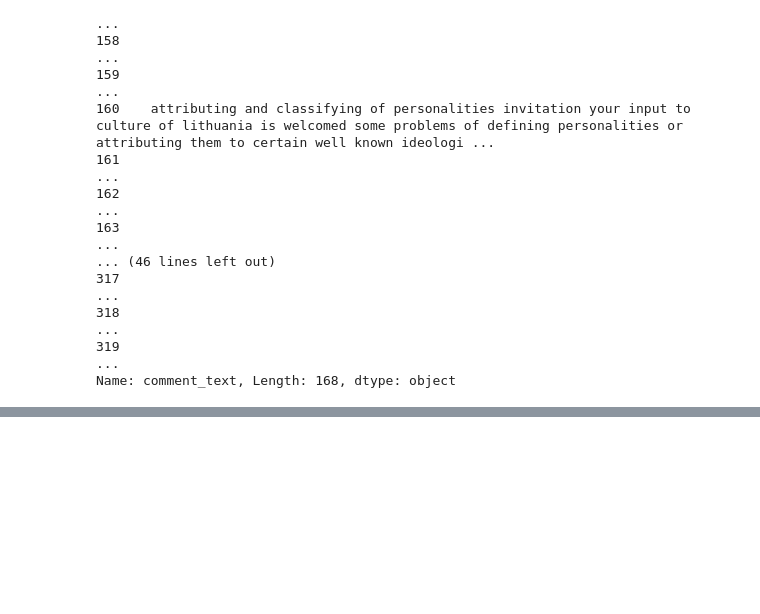
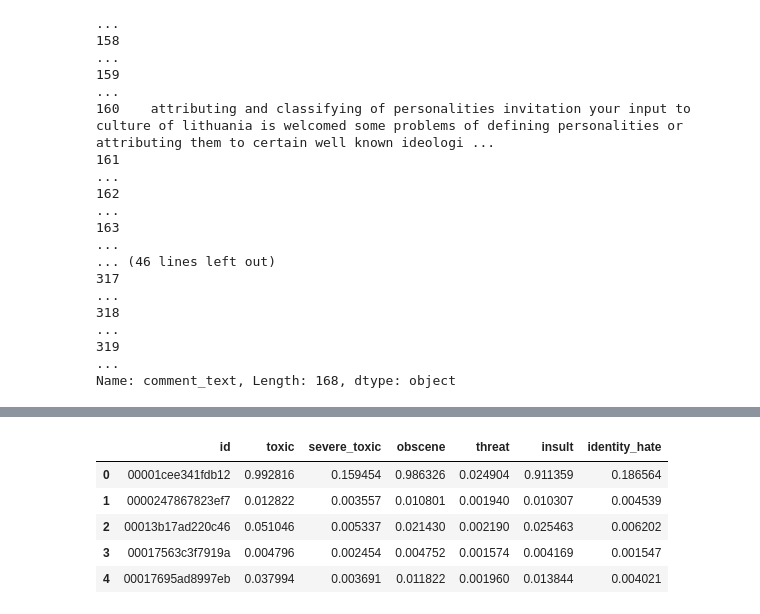
Before and after one commit to parthvadhadiya/toxic_comments, a Jupyter notebook: toxic_text_classification.ipynb, the cells around one changed output, grey strips where cells are left out. Drawn from its saved outputs; the diff is of its cells as text; code cells hidden in the pictures; blank space fills up the shorter version.

```diff
--- a/toxic_text_classification.ipynb
+++ b/toxic_text_classification.ipynb
@@ -160,3 +175,12 @@ trainDf["comment_text"][152:320]
 318                                                                                                                                                                                                      ...
 319                                                                                                                                                                                                      ...
 Name: comment_text, Length: 168, dtype: object
+# %%
+# train test split
+from sklearn.model_selection import train_test_split
+L = ['toxic', 'severe_toxic', 'obscene', 'threat', 'insult', 'identity_hate']
+train, test = train_test_split(trainDf, random_state=42, test_size=0.33, shuffle=True)
+X_train = train.comment_text
+X_test = test.comment_text
+print(X_train.shape)
+print(X_test.shape)
@@ -162,0 +190,5 @@ Name: comment_text, Length: 168, dtype: object
+# %%
+# reading testing data
+testingDF = pd.read_csv("jigsaw-toxic-comment-classification-challenge/test.csv")
+testingDF['comment_text'] = testingDF['comment_text'].map(lambda comments : clean_text(comments))
+testingDF.head()
@@ -162,0 +207,4 @@ Name: comment_text, Length: 168, dtype: object
+# %%
+submitDF = pd.read_csv("jigsaw-toxic-comment-classification-challenge/sample_submission.csv")
+submitDF = submitDF.drop(columns=['toxic','severe_toxic','obscene', 'threat', 'insult', 'identity_hate'])
+submitDF.head()
@@ -162,0 +218,21 @@ Name: comment_text, Length: 168, dtype: object
+# %%
+from sklearn.linear_model import LogisticRegression
+from sklearn.pipeline import Pipeline
+from sklearn.feature_extraction.text import TfidfVectorizer
+from nltk.corpus import stopwords
+from sklearn.metrics import accuracy_score
+from sklearn.multiclass import OneVsRestClassifier
+stop_words = set(stopwords.words('english'))
+
+pipeline = Pipeline([
+                ('tfidf', TfidfVectorizer(stop_words=stop_words)),
+                ('clf', OneVsRestClassifier(LogisticRegression(solver='sag'), n_jobs=1)),
+            ])
+x = {}
+for label in L:
+    print('... Processing {}'.format(label))
+    pipeline.fit(X_train, train[label])
+    prediction = pipeline.predict(X_test)
+    print("prediction", len(prediction))
+    print('Test accuracy is {}'.format(accuracy_score(test[label], prediction)))
+    x[label] = pipeline.predict_proba(testingDF['comment_text'])[:,1]
@@ -162,0 +258,13 @@ Name: comment_text, Length: 168, dtype: object
+# %%
+#  merge and prepare submition.csv
+subDF = pd.DataFrame(x)
+finalDF = pd.concat([submitDF, subDF],  axis=1, sort=False)
+finalDF.to_csv("sample_submission.csv")
+finalDF.head()
+# %% [output]
+|  | id | toxic | severe_toxic | obscene | threat | insult | identity_hate |
+| 0 | 00001cee341fdb12 | 0.992816 | 0.159454 | 0.986326 | 0.024904 | 0.911359 | 0.186564 |
+| 1 | 0000247867823ef7 | 0.012822 | 0.003557 | 0.010801 | 0.001940 | 0.010307 | 0.004539 |
+| 2 | 00013b17ad220c46 | 0.051046 | 0.005337 | 0.021430 | 0.002190 | 0.025463 | 0.006202 |
+| 3 | 00017563c3f7919a | 0.004796 | 0.002454 | 0.004752 | 0.001574 | 0.004169 | 0.001547 |
+| 4 | 00017695ad8997eb | 0.037994 | 0.003691 | 0.011822 | 0.001960 | 0.013844 | 0.004021 |
```
Also changed, not shown: parts of 10 cells of this notebook, 6 other files.
